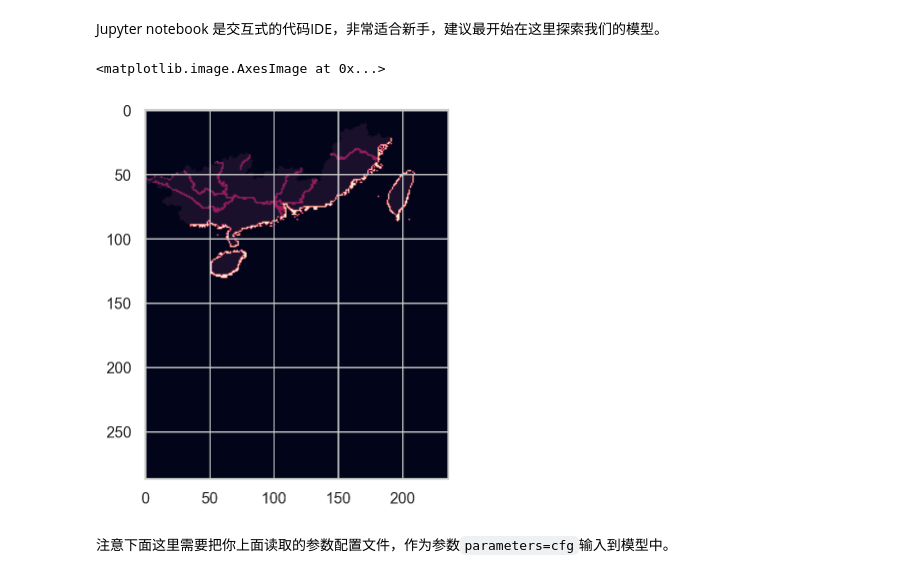
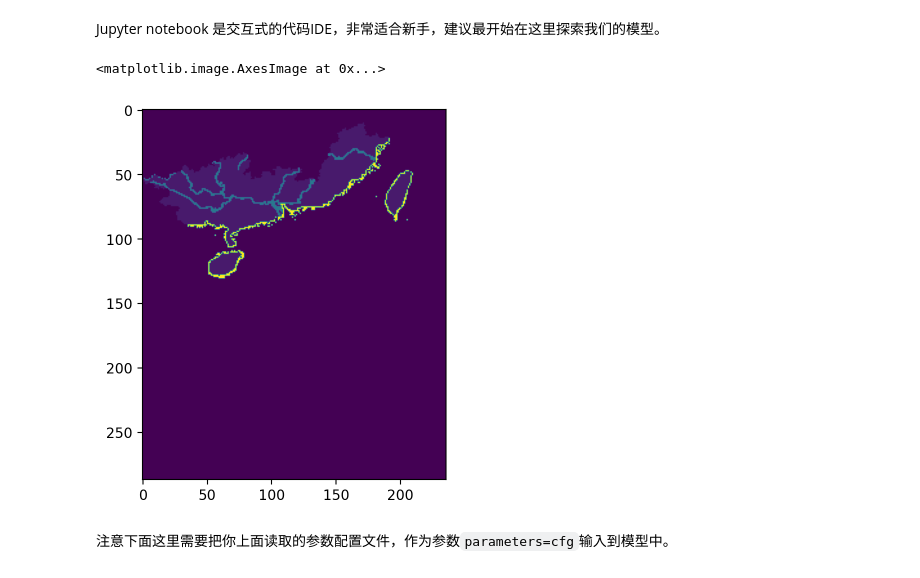
Before and after one commit to SongshGeo/South-China-Livehood-Evolution, a Jupyter notebook: docs/demo.ipynb, the cells around one changed output. Cells and saved outputs as stored; diff of their text form; code cells hidden in the pictures.

```diff
--- a/docs/demo.ipynb
+++ b/docs/demo.ipynb
@@ -23,18 +23,14 @@ os.chdir(cfg.root)
 # %%
 %matplotlib inline
 import matplotlib.pyplot as plt
-import seaborn as sns
-
-sns.set(context="notebook", style="whitegrid")
-
 import rasterio
 
 with rasterio.open(cfg.db.lim_h) as dataset:
     arr = dataset.read(1)
     plt.imshow(arr)
 # %% [output]
 <matplotlib.image.AxesImage at 0x...>
-[figure, old version]
+[figure, new version]
 # %% [markdown]
 注意下面这里需要把你上面读取的参数配置文件，作为参数`parameters=cfg`输入到模型中。
 # %%
```
Also changed, not shown: parts of 17 cells of this notebook, 4 other files.
